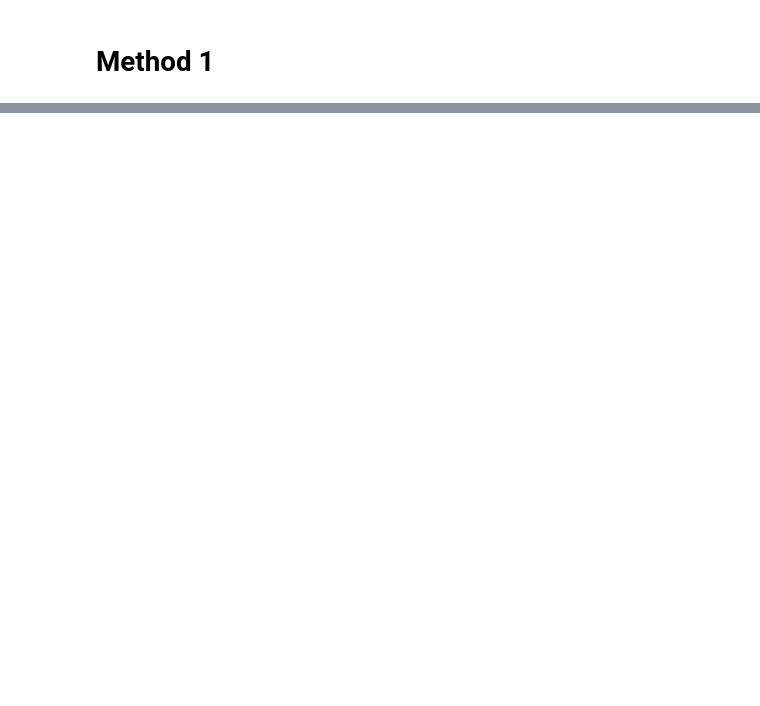
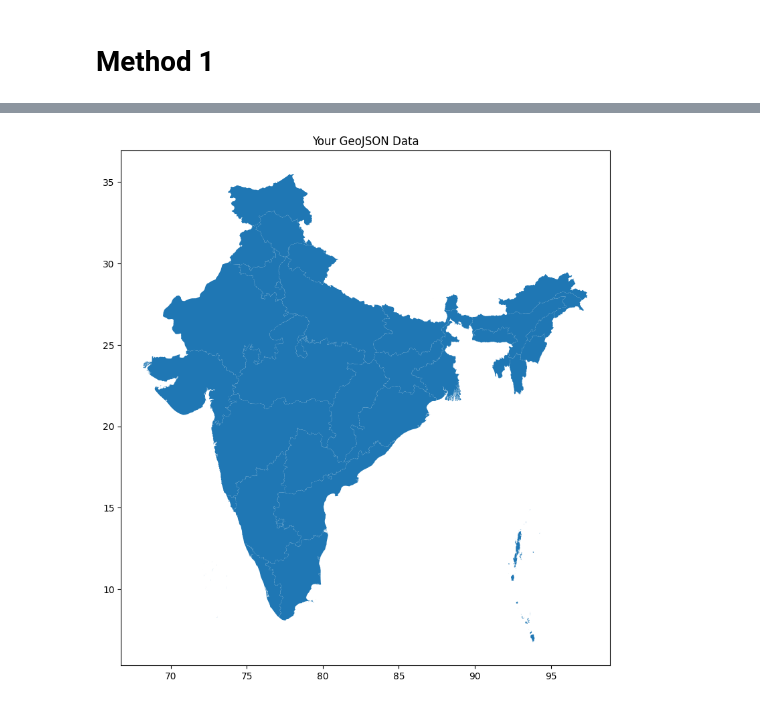
Before and after one commit to Priya-M25/Oofy-hack, a Jupyter notebook: hackofest.ipynb, the cells around one changed output, grey strips where cells are left out. Cells and saved outputs as stored; diff of their text form; code cells hidden in the pictures; blank space fills up the shorter version.

```diff
--- a/hackofest.ipynb
+++ b/hackofest.ipynb
@@ -82,0 +290,16 @@ if __name__ == '_main_':
+# %%
+import matplotlib.pyplot as plt
+
+# Create a figure and axis
+fig, ax = plt.subplots(figsize=(10, 10))
+
+# Plot the GeoDataFrame on the axis
+gdf.plot(ax=ax)
+
+# Add title
+plt.title('Your GeoJSON Data')
+
+# Show the plot
+plt.show()
+# %% [output]
+[figure, added]
```
Also changed, not shown: parts of 14 cells of this notebook.
